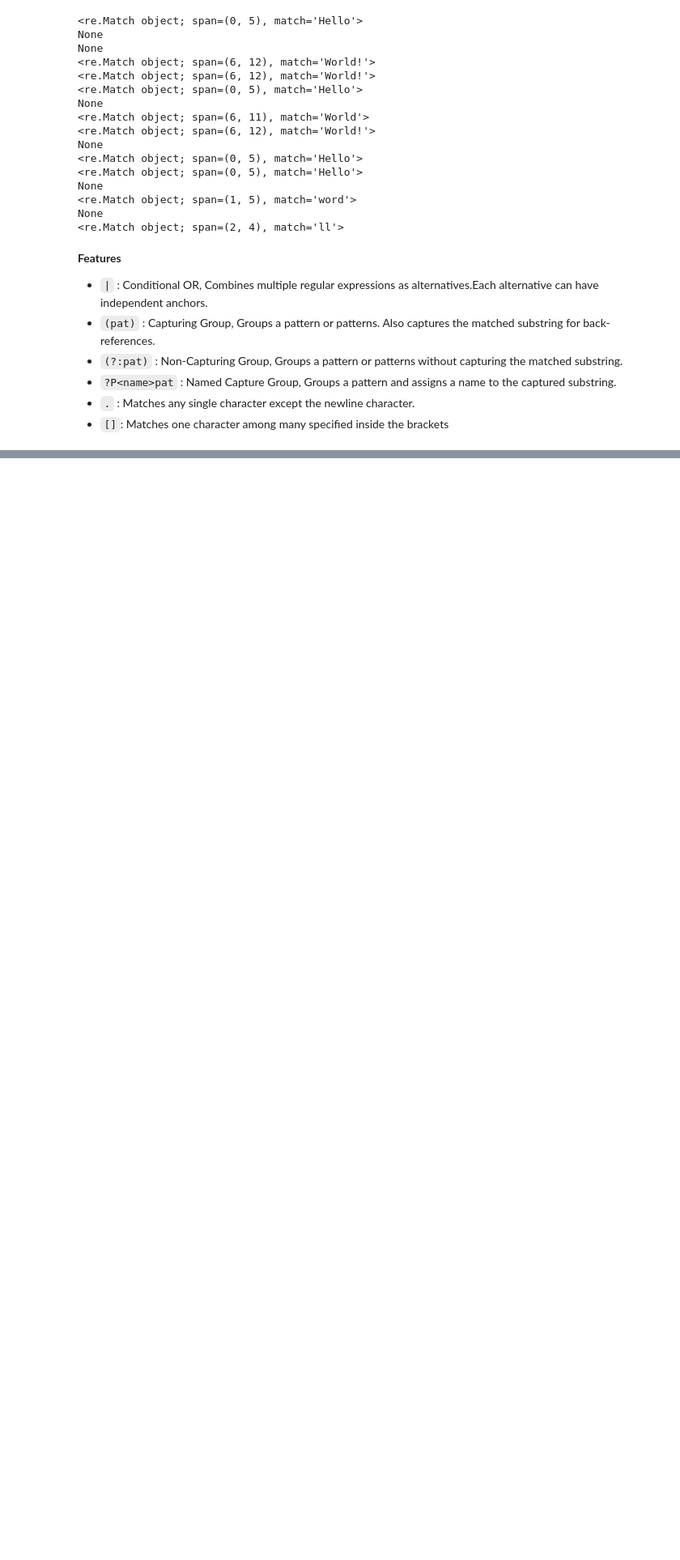
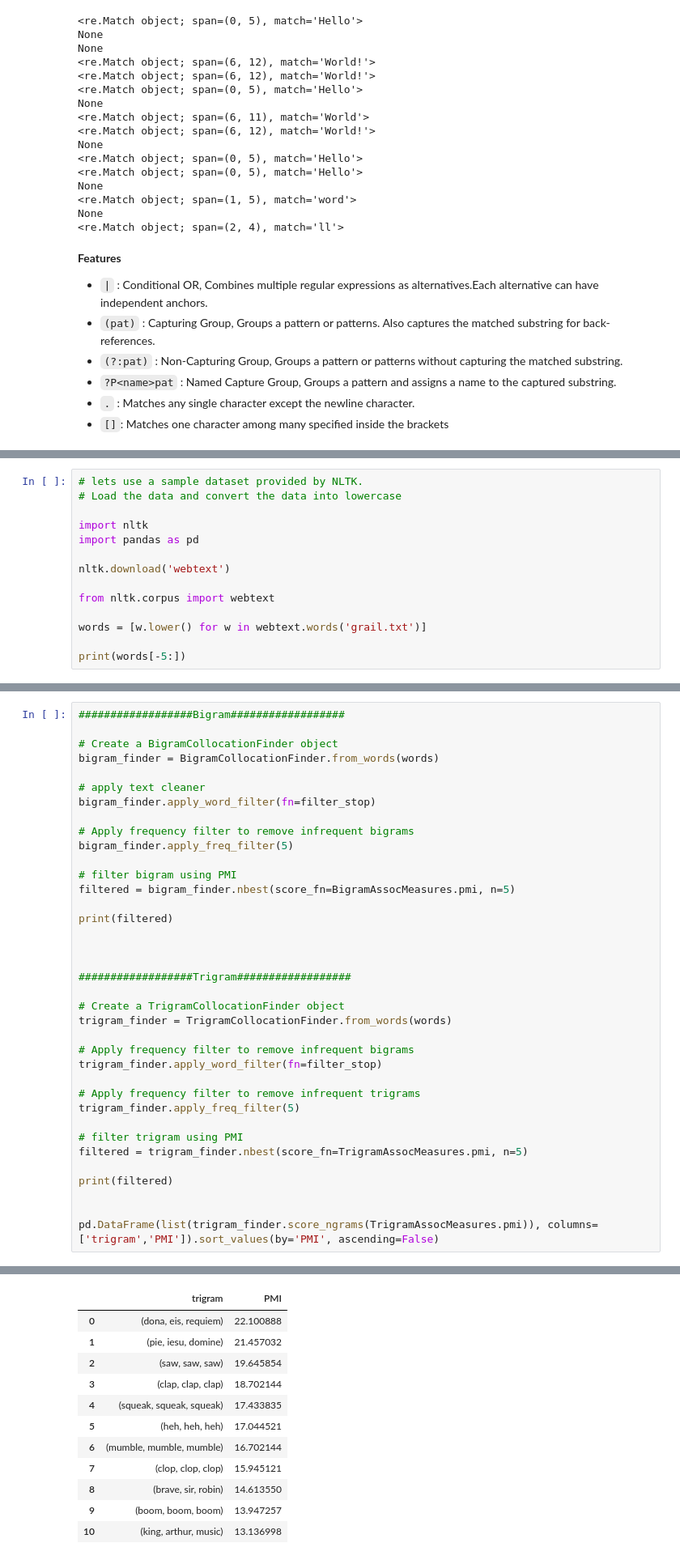
Before and after one commit to R4j4n/Semester2, a Jupyter notebook: 2304/midtermpreparation.ipynb, the cells around one changed output, grey strips where cells are left out. Shown at 81% size. Drawn from its saved outputs; the diff is of its cells as text; blank space fills up the shorter version.

```diff
--- a/2304/midtermpreparation.ipynb
+++ b/2304/midtermpreparation.ipynb
@@ -128,0 +724,14 @@ None
+# %%
+# lets use a sample dataset provided by NLTK.
+# Load the data and convert the data into lowercase
+
+import nltk
+import pandas as pd
+
+nltk.download('webtext')
+
+from nltk.corpus import webtext
+
+words = [w.lower() for w in webtext.words('grail.txt')]
+
+print(words[-5:])
@@ -128,0 +855,38 @@ None
+# %%
+##################Bigram##################
+
+# Create a BigramCollocationFinder object
+bigram_finder = BigramCollocationFinder.from_words(words)
+
+# apply text cleaner
+bigram_finder.apply_word_filter(fn=filter_stop)
+
+# Apply frequency filter to remove infrequent bigrams
+bigram_finder.apply_freq_filter(5)
+
+# filter bigram using PMI
+filtered = bigram_finder.nbest(score_fn=BigramAssocMeasures.pmi, n=5)
+
+print(filtered)
+
+
+
+##################Trigram##################
+
+# Create a TrigramCollocationFinder object
+trigram_finder = TrigramCollocationFinder.from_words(words)
+
+# Apply frequency filter to remove infrequent bigrams
+trigram_finder.apply_word_filter(fn=filter_stop)
+
+# Apply frequency filter to remove infrequent trigrams
+trigram_finder.apply_freq_filter(5)
+
+# filter trigram using PMI
+filtered = trigram_finder.nbest(score_fn=TrigramAssocMeasures.pmi, n=5)
+
+print(filtered)
+
+
+pd.DataFrame(list(trigram_finder.score_ngrams(TrigramAssocMeasures.pmi)), columns=['trigram','PMI']).sort_values(by='PMI', ascending=False)
+# %% [output]
@@ -128,0 +895,12 @@ None
+|  | trigram | PMI |
+| 0 | (dona, eis, requiem) | 22.100888 |
+| 1 | (pie, iesu, domine) | 21.457032 |
+| 2 | (saw, saw, saw) | 19.645854 |
+| 3 | (clap, clap, clap) | 18.702144 |
+| 4 | (squeak, squeak, squeak) | 17.433835 |
+| 5 | (heh, heh, heh) | 17.044521 |
+| 6 | (mumble, mumble, mumble) | 16.702144 |
+| 7 | (clop, clop, clop) | 15.945121 |
+| 8 | (brave, sir, robin) | 14.613550 |
+| 9 | (boom, boom, boom) | 13.947257 |
+| 10 | (king, arthur, music) | 13.136998 |
```
Also changed, not shown: parts of 60 cells of this notebook, 11 other files.
